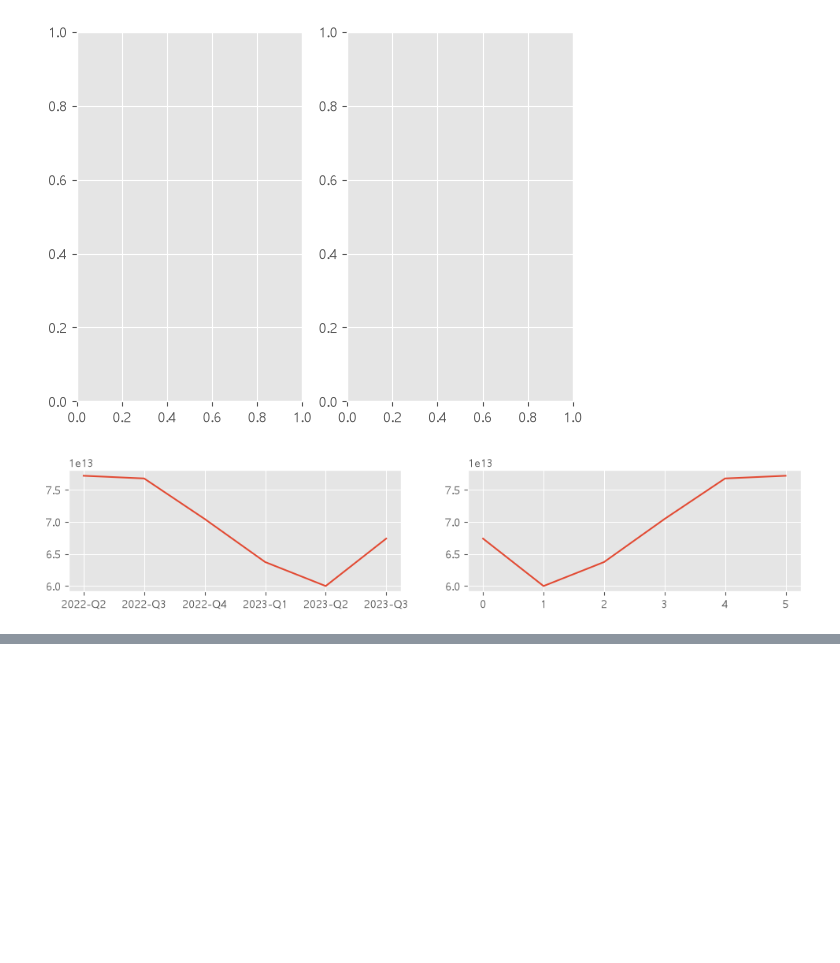
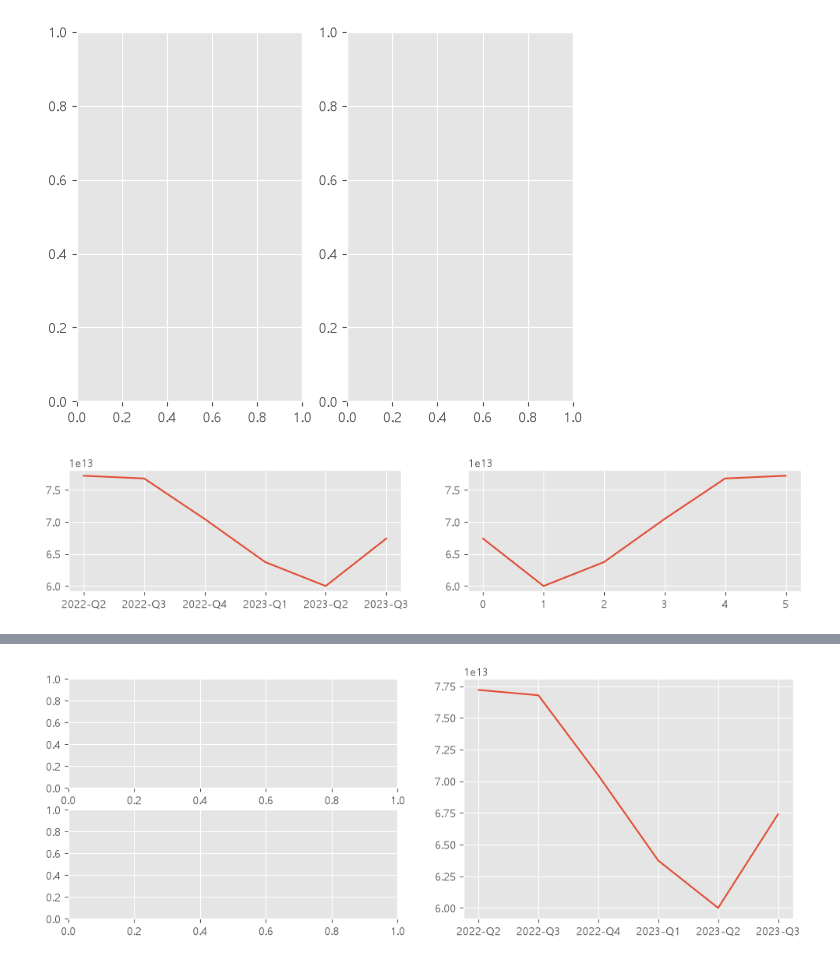
Before and after one commit to jhy5317/17-data-analysis, a Jupyter notebook: 01_matplotlib.ipynb, the cells around one changed output, grey strips where cells are left out. Cells and saved outputs as stored; diff of their text form; code cells hidden in the pictures; blank space fills up the shorter version.

```diff
--- a/01_matplotlib.ipynb
+++ b/01_matplotlib.ipynb
@@ -283,0 +311,10 @@ plt.show()
+# %%
+fig, axes = plt.subplot_mosaic([
+    ["top_left", "right"],
+    ["bottom_left", "right"]
+], figsize=(12, 4))
+
+axes["right"].plot(samsung_revenue["quarter"], samsung_revenue["value"])
+plt.show()
+# %% [output]
+[figure, added]
```
Also changed, not shown: parts of 23 cells of this notebook, 3 other files.
